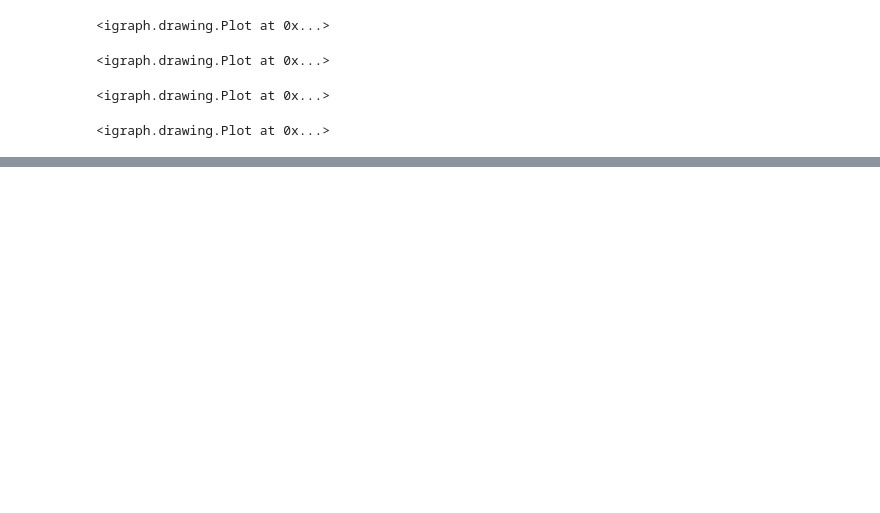
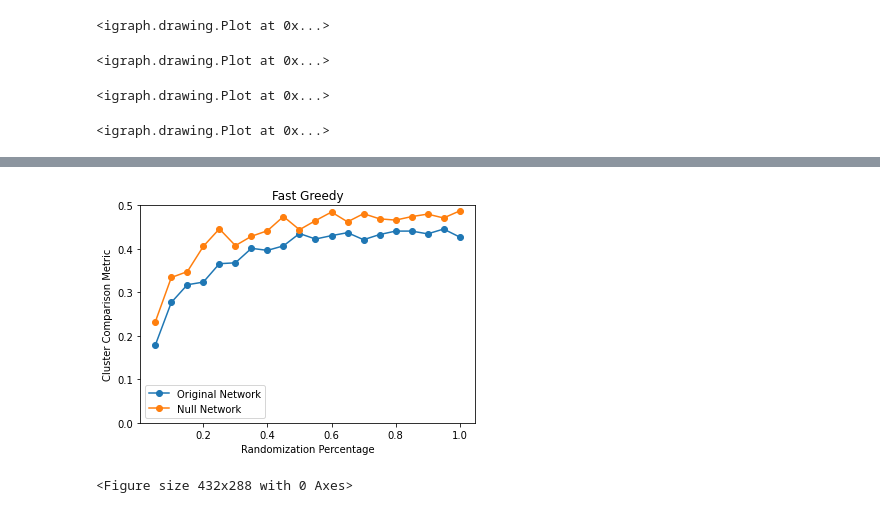
Before and after one commit to ericssimpson/robust-community-detection, a Jupyter notebook: report.ipynb, the cells around one changed output, grey strips where cells are left out. Drawn from its saved outputs; the diff is of its cells as text; code cells hidden in the pictures; blank space fills up the shorter version.

```diff
--- a/report.ipynb
+++ b/report.ipynb
@@ -92,0 +103,6 @@ plot
+# %%
+output_2 = robin_robust(graph=graph, graph_random=graph_random, method="fastgreedy")
+plot_2 = plot_robin(graph, output_2["Mean"], output_2["MeanRandom"], legend=("Original Network", "Null Network"), title="Fast Greedy", save=True, path="__report__/robust_fastgreedy.png")
+# %% [output]
+[figure, added]
+<Figure size 432x288 with 0 Axes>
```
Also changed, not shown: parts of 19 cells of this notebook, 18 other files.
